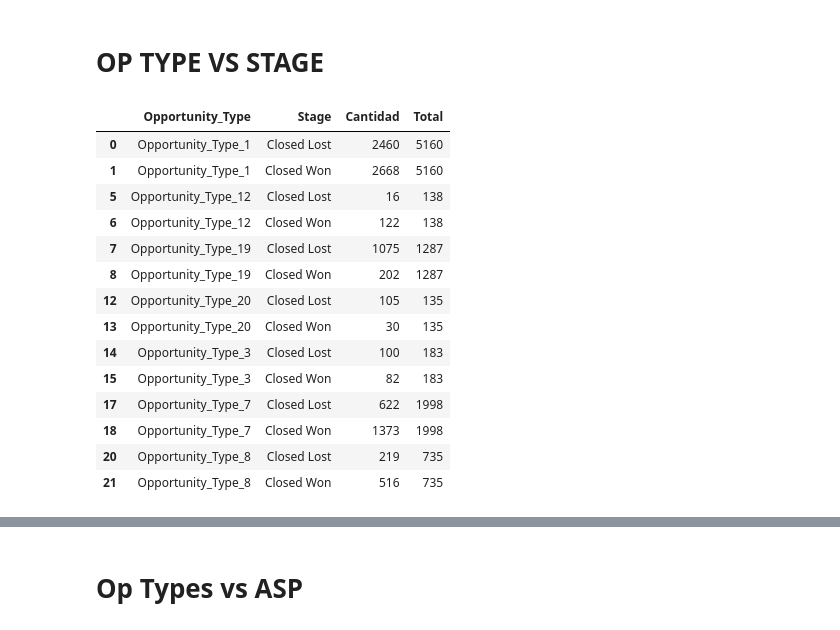
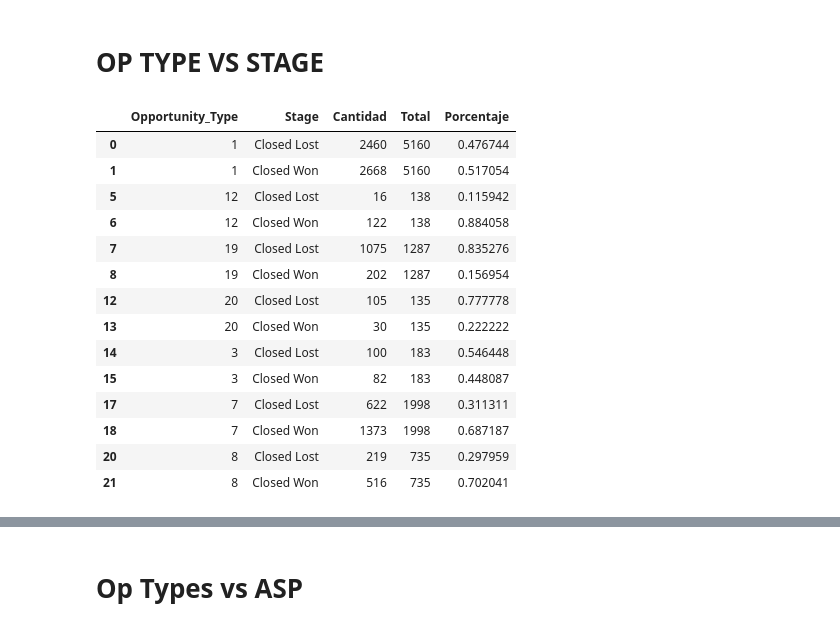
Before and after one commit to RiedelNicolas/75.06-2C2020-TP1, a Jupyter notebook: Op_Type Analysis.ipynb, the cells around one changed output, grey strips where cells are left out. Cells and saved outputs as stored; diff of their text form; code cells hidden in the pictures.

```diff
--- a/Op_Type Analysis.ipynb
+++ b/Op_Type Analysis.ipynb
@@ -42,29 +40,31 @@ plot.set_xticklabels(plot.get_xticklabels(), rotation=60)
 # %%
 opTypeVsStage = opportunities.groupby(["Opportunity_Type","Stage"]).agg({"Opportunity_ID":"count"})#Consigo la cantidad de veces de cada OT por cada source
 opTypeVsStage = opTypeVsStage.reset_index()
 #opTypeVsStage["Opportunity_Type"] = opTypeVsStage["Opportunity_Type"].apply(lambda x: x.replace("Opportunity_Type_",""))
 opTypeVsStage.rename(columns={"Opportunity_ID":"Cantidad"},inplace = True)
 total = opTypeVsStage.groupby("Opportunity_Type").agg({"Cantidad":"sum"}) #La cantidad total de veces que aparece OT
 opTypeVsStage.set_index("Opportunity_Type",inplace=True)
 opTypeVsStage["Total"] = total["Cantidad"]
 opTypeVsStage = opTypeVsStage[opTypeVsStage["Total"]>100]#Filtro a los q tienen mas de 100 entradas
 opTypeVsStage.reset_index(inplace=True)
 opTypeVsStage = opTypeVsStage[(opTypeVsStage["Stage"]=="Closed Won") | (opTypeVsStage["Stage"]=="Closed Lost")]
+opTypeVsStage["Porcentaje"] = opTypeVsStage["Cantidad"]/opTypeVsStage["Total"]
+opTypeVsStage["Opportunity_Type"] = opTypeVsStage["Opportunity_Type"].apply(lambda x: x.replace("Opportunity_Type_",""))
 opTypeVsStage
 # %% [output]
-|  | Opportunity_Type | Stage | Cantidad | Total |
-| 0 | Opportunity_Type_1 | Closed Lost | 2460 | 5160 |
-| 1 | Opportunity_Type_1 | Closed Won | 2668 | 5160 |
-| 5 | Opportunity_Type_12 | Closed Lost | 16 | 138 |
-| 6 | Opportunity_Type_12 | Closed Won | 122 | 138 |
-| 7 | Opportunity_Type_19 | Closed Lost | 1075 | 1287 |
-| 8 | Opportunity_Type_19 | Closed Won | 202 | 1287 |
-| 12 | Opportunity_Type_20 | Closed Lost | 105 | 135 |
-| 13 | Opportunity_Type_20 | Closed Won | 30 | 135 |
-| 14 | Opportunity_Type_3 | Closed Lost | 100 | 183 |
-| 15 | Opportunity_Type_3 | Closed Won | 82 | 183 |
-| 17 | Opportunity_Type_7 | Closed Lost | 622 | 1998 |
-| 18 | Opportunity_Type_7 | Closed Won | 1373 | 1998 |
-| 20 | Opportunity_Type_8 | Closed Lost | 219 | 735 |
-| 21 | Opportunity_Type_8 | Closed Won | 516 | 735 |
+|  | Opportunity_Type | Stage | Cantidad | Total | Porcentaje |
+| 0 | 1 | Closed Lost | 2460 | 5160 | 0.476744 |
+| 1 | 1 | Closed Won | 2668 | 5160 | 0.517054 |
+| 5 | 12 | Closed Lost | 16 | 138 | 0.115942 |
+| 6 | 12 | Closed Won | 122 | 138 | 0.884058 |
+| 7 | 19 | Closed Lost | 1075 | 1287 | 0.835276 |
+| 8 | 19 | Closed Won | 202 | 1287 | 0.156954 |
+| 12 | 20 | Closed Lost | 105 | 135 | 0.777778 |
+| 13 | 20 | Closed Won | 30 | 135 | 0.222222 |
+| 14 | 3 | Closed Lost | 100 | 183 | 0.546448 |
+| 15 | 3 | Closed Won | 82 | 183 | 0.448087 |
+| 17 | 7 | Closed Lost | 622 | 1998 | 0.311311 |
+| 18 | 7 | Closed Won | 1373 | 1998 | 0.687187 |
+| 20 | 8 | Closed Lost | 219 | 735 | 0.297959 |
+| 21 | 8 | Closed Won | 516 | 735 | 0.702041 |
 # %%
```
Also changed, not shown: parts of 9 cells of this notebook, 11 other files.
